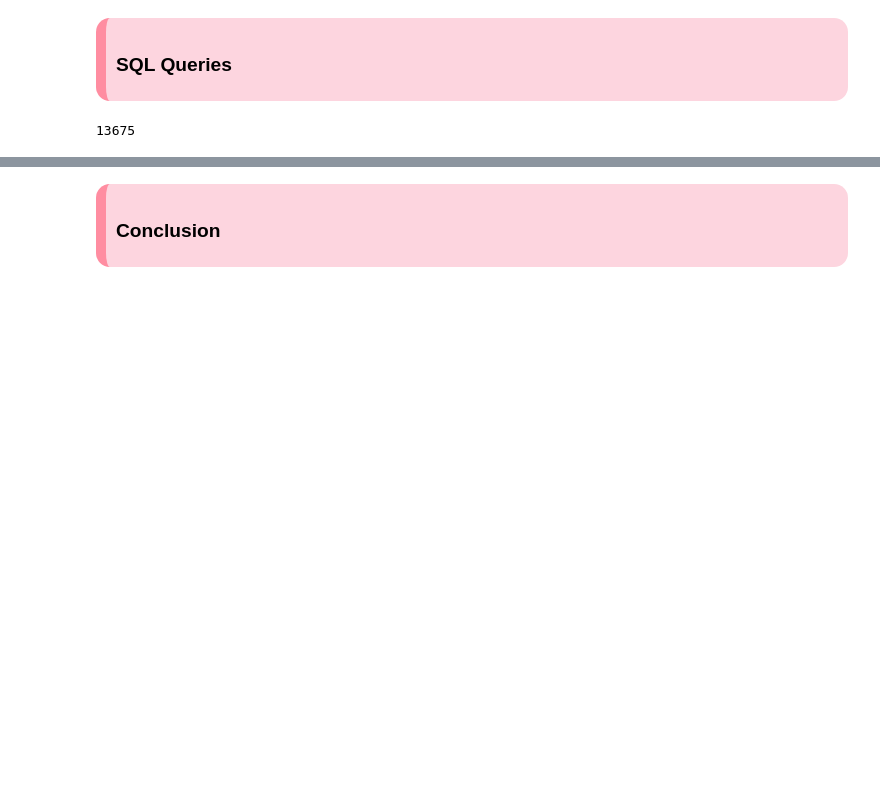
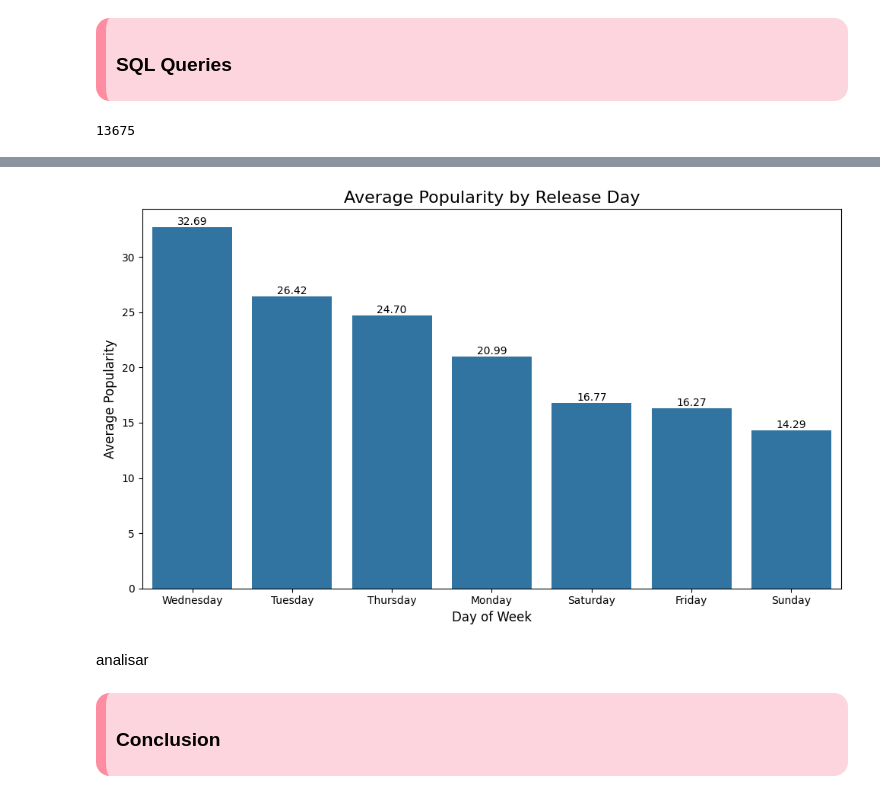
Before and after one commit to CarlotaMarto/Big_Data, a Jupyter notebook: midterm.ipynb, the cells around one changed output, grey strips where cells are left out. Drawn from its saved outputs; the diff is of its cells as text; code cells hidden in the pictures; blank space fills up the shorter version.

```diff
--- a/midterm.ipynb
+++ b/midterm.ipynb
@@ -826,2 +795,19 @@ conn.close()
 # %%
-#gráfico query 5
+df_days = pd.read_sql_query(query_5, conn)
+
+plt.figure(figsize=(10, 6))
+ax = sns.barplot(data=df_days, x='day_of_week', y='avg_popularity')
+
+plt.title('Average Popularity by Release Day', fontsize=16)
+plt.xlabel('Day of Week', fontsize=12)
+plt.ylabel('Average Popularity', fontsize=12)
+
+for i, value in enumerate(df_days['avg_popularity']):
+    ax.text(i, value, f'{value:.2f}', ha='center', va='bottom')
+
+plt.tight_layout()
+plt.show()
+# %% [output]
+[figure, added]
+# %% [markdown]
+analisar
```
Also changed, not shown: parts of 27 cells of this notebook, 1 other file.
